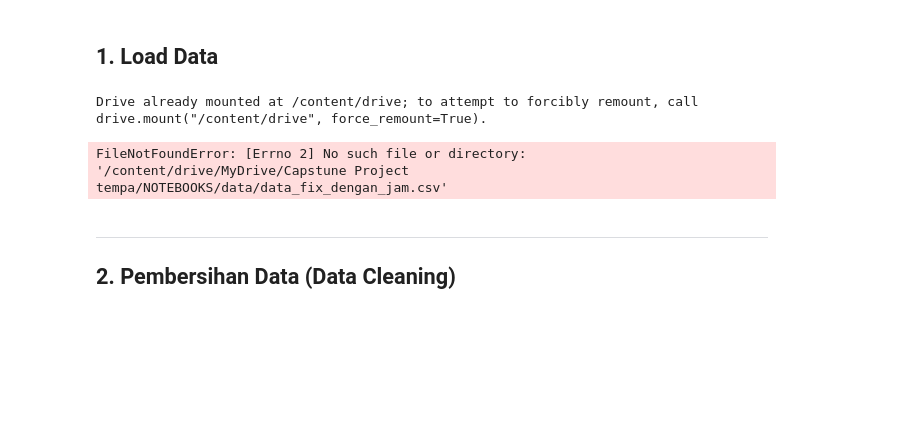
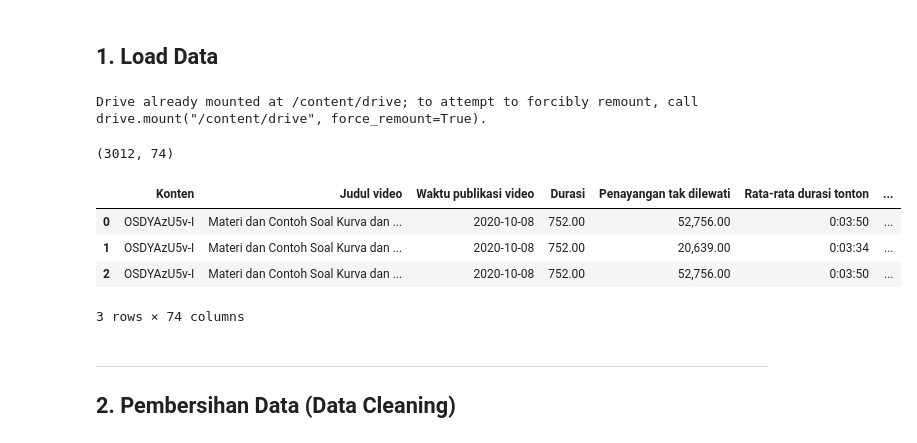
Before and after one commit to xafiertect/Model-Prediksi-dan-Diagnosa-Penurunan-Views-YouTube-Berbasis-Machine-Learning, a Jupyter notebook: notebooks/youtube_analytics_preprocessing.ipynb, the cells around one changed output. Saved outputs shown, nothing was run; the diff lists cells and outputs as text; code cells hidden in the pictures; blank space fills up the shorter version.

Commit message:
add notebooks only

```diff
--- a/notebooks/youtube_analytics_preprocessing.ipynb
+++ b/notebooks/youtube_analytics_preprocessing.ipynb
@@ -34,14 +34,19 @@ Drive already mounted at /content/drive; to attempt to forcibly remount, call dr
 # %%
 import pandas as pd
 
-FILE_PATH = '/content/drive/MyDrive/Capstune Project tempa/NOTEBOOKS/data/data_fix_dengan_jam.csv'
+FILE_PATH = '/content/drive/MyDrive/Capstone Project tempa/Model-Prediksi-dan-Diagnosa-Penurunan-Views-YouTube-Berbasis-Machine-Learning/data/data_fix_dengan_jam.csv'
 
 df_raw = pd.read_csv(FILE_PATH)
 
 print(df_raw.shape)
 df_raw.head(3)
 # %% [output]
-FileNotFoundError: [Errno 2] No such file or directory: '/content/drive/MyDrive/Capstune Project tempa/NOTEBOOKS/data/data_fix_dengan_jam.csv'
+(3012, 74)
+|  | Konten | Judul video | Waktu publikasi video | Durasi | Penayangan tak dilewati | Rata-rata durasi tonton | ... |
+| 0 | OSDYAzU5v-I | Materi dan Contoh Soal Kurva dan ... | 2020-10-08 | 752.00 | 52,756.00 | 0:03:50 | ... |
+| 1 | OSDYAzU5v-I | Materi dan Contoh Soal Kurva dan ... | 2020-10-08 | 752.00 | 20,639.00 | 0:03:34 | ... |
+| 2 | OSDYAzU5v-I | Materi dan Contoh Soal Kurva dan ... | 2020-10-08 | 752.00 | 52,756.00 | 0:03:50 | ... |
+3 rows × 74 columns
 # %% [markdown]
 ---
 ## 2. Pembersihan Data (Data Cleaning)
```
Also changed, not shown: parts of 19 cells of this notebook, 3 other files.
